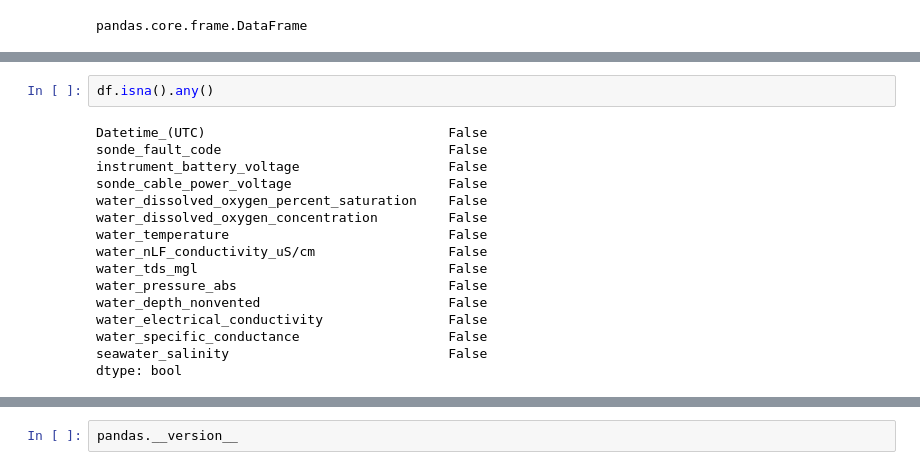
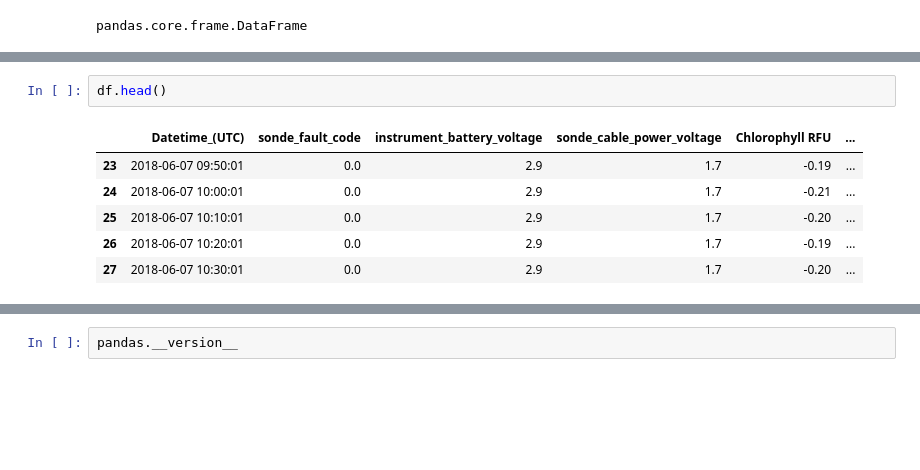
Before and after one commit to kimia-karimi/sonde3, a Jupyter notebook: index.ipynb, the cells around one changed output, grey strips where cells are left out. Saved outputs shown, nothing was run; the diff lists cells and outputs as text; blank space fills up the shorter version.

```diff
--- a/index.ipynb
+++ b/index.ipynb
@@ -392,21 +388,12 @@ metadata.head()
-# %%
-df.isna().any()
-# %% [output]
-Datetime_(UTC)                               False
-sonde_fault_code                             False
-instrument_battery_voltage                   False
-sonde_cable_power_voltage                    False
-water_dissolved_oxygen_percent_saturation    False
-water_dissolved_oxygen_concentration         False
-water_temperature                            False
-water_nLF_conductivity_uS/cm                 False
-water_tds_mgl                                False
-water_pressure_abs                           False
-water_depth_nonvented                        False
-water_electrical_conductivity                False
-water_specific_conductance                   False
-seawater_salinity                            False
-dtype: bool
+# %%
+df.head()
+# %% [output]
+|  | Datetime_(UTC) | sonde_fault_code | instrument_battery_voltage | sonde_cable_power_voltage | Chlorophyll RFU | ... |
+| 23 | 2018-06-07 09:50:01 | 0.0 | 2.9 | 1.7 | -0.19 | ... |
+| 24 | 2018-06-07 10:00:01 | 0.0 | 2.9 | 1.7 | -0.21 | ... |
+| 25 | 2018-06-07 10:10:01 | 0.0 | 2.9 | 1.7 | -0.20 | ... |
+| 26 | 2018-06-07 10:20:01 | 0.0 | 2.9 | 1.7 | -0.19 | ... |
+| 27 | 2018-06-07 10:30:01 | 0.0 | 2.9 | 1.7 | -0.20 | ... |
 # %%
 df
 # %% [output]
```
Also changed, not shown: parts of 7 cells of this notebook, 2 other files.
